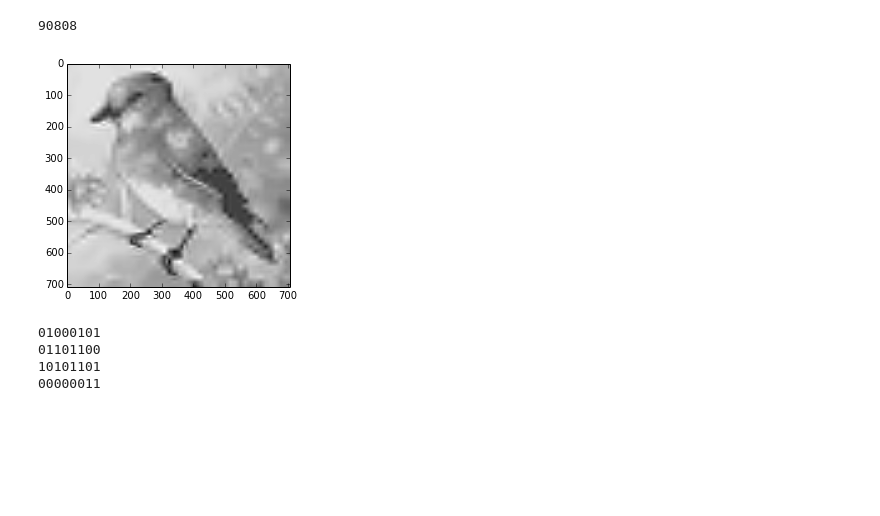
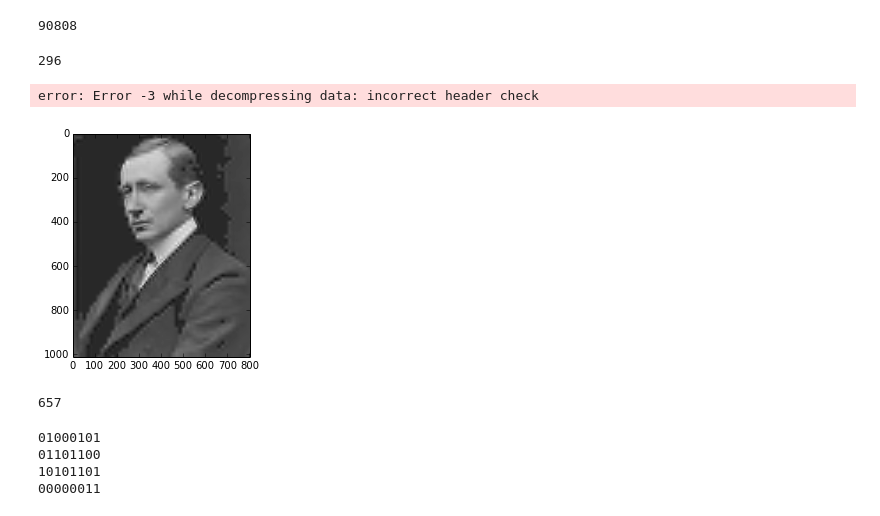
Before and after one commit to lambdaloop/radio-images, a Jupyter notebook: Wavelet Compression.ipynb, the cells around one changed output. Cells and saved outputs as stored; diff of their text form; code cells hidden in the pictures; blank space fills up the shorter version.

```diff
--- a/Wavelet Compression.ipynb
+++ b/Wavelet Compression.ipynb
@@ -27,7 +27,7 @@ def ims(x):
     plt.draw()
     plt.show()
 # %%
-im = Image.open("bird.jpg") #Can be many different formats.
+im = Image.open("Marconi.tiff") #Can be many different formats.
 pix = im.load()
 print im.size #Get the width and hight of the image for iterating over
 # print pix[x,y] #Get the RGBA Value of the a pixel of an image
@@ -104,3 +103,0 @@ ims(wp2.reconstruct())
-# %%
-drows, dcols = np.shape(dec[0])
-(binary(drows))
@@ -130,7 +190,7 @@ def bitarraytostring(bitarray):
     return output
 
 def compressandencode(name, lev = 4, wav = 'db3', thres = 500):
-    im = Image.open("bird.jpg")
+    im = Image.open(name)
     width, height = im.size
 
     print 'Found image with width {0} and height {1}'.format(width, height);
@@ -177,7 +237,7 @@ def compressandencode(name, lev = 4, wav = 'db3', thres = 500):
 
     compressed = util.compress(np.array(uncompressed));
 
-    print 'Done';
+    print 'Compressed to {0} bits'.format(len(compressed));
 
     return compressed;
 
@@ -197,12 +257,14 @@ def decompressanddecode(compressed):
         coeff[i] = bitstofloat(bitarraytostring(uncompressed[32*i:32*i+32]))
 
     for pindex in range(len(paths)):
-        dd = np.zeros((drows, dcols));
-        for i in range(drows*dcols):
-            dd[int(np.floor(i/dcols))][i%drows] = coeff[drows*dcols*pindex + i];
-        wp2[paths[pindex]] = dd;
+        wp2[paths[pindex]] = np.reshape(coeff[drows*dcols*pindex:drows*dcols*(pindex+1)], (drows, dcols));
+    #for pindex in range(len(paths)):
+    #    dd = np.zeros((drows, dcols));
+    #    for i in range(drows*dcols):
+    #       dd[int(np.floor(i/dcols))][i%drows] = coeff[drows*dcols*pindex + i];
+    #    wp2[paths[pindex]] = dd;
 
     ims(wp2.reconstruct())
 # %%
-compressedbird = compressandencode('bird.jpg')
+compressedbird = compressandencode('Marconi.tiff')
 # %% [output]
@@ -251,4 +317,14 @@ compressed = util.compress(np.array(uncompressed));
 print len(compressed)
 # %% [output]
 90808
+# %%
+compressedagain = util.compress(np.array(compressed));
+print len(compressedagain)
+# %% [output]
+296
+# %%
+uncompressedagain = util.decompress(util.decompress(compressedagain));
+print len(uncompressedagain)
+# %% [output]
+error: Error -3 while decompressing data: incorrect header check
 # %%
@@ -271,27 +347,35 @@ paths = ['aaaa', 'aaah', 'aaav', 'aaad', 'aaha', 'aahh', 'aahv', 'aahd', 'aava',
  'dvdv', 'dvdd', 'ddaa', 'ddah', 'ddav', 'ddad', 'ddha', 'ddhh', 'ddhv', 'ddhd', 'ddva', 'ddvh', 'ddvv', 'ddvd', 'ddda', 'dddh', 'dddv',
  'dddd']
 # %%
+uncompressed = util.decompress(compressedbird)
+drows = int(bitstofloat(bitarraytostring(uncompressed[32*0:32*0+32])));
+dcols = int(bitstofloat(bitarraytostring(uncompressed[32*1:32*1+32])));
+uncompressed = uncompressed[32*2:];
+
 numCoeff = len(uncompressed) / 32 / 256
 lev = 4
 wav = 'db3'
 wp2 = pywt.WaveletPacket2D(data=None, wavelet=wav, maxlevel=lev, mode='sym')
 
 coeff = np.zeros(len(uncompressed)/32)
 for i in range(len(uncompressed) / 32):
     coeff[i] = bitstofloat(bitarraytostring(uncompressed[32*i:32*i+32]))
 
-drows = 48;
-dcols = 48;
+for pindex in range(len(paths)):
+    wp2[paths[pindex]] = np.reshape(coeff[drows*dcols*pindex:drows*dcols*(pindex+1)], (drows, dcols));
 
-for pindex in range(len(paths)):
-    dd = np.zeros((drows, dcols));
-    for i in range(drows*dcols):
-        dd[int(np.floor(i/dcols))][i%drows] = coeff[drows*dcols*pindex + i];
-    wp2[paths[pindex]] = dd;
+    #dd = np.zeros((drows, dcols));
+    #for i in range(drows*dcols):
+    #    dd[int(np.floor(i/dcols))][i%dcols] = coeff[drows*dcols*pindex + i];
+    #wp2[paths[pindex]] = dd;
 
 ims(wp2.reconstruct())
 # %% [output]
-[figure, old version]
+[figure, new version]
+# %%
+dcols
+# %% [output]
+657
 # %%
 (bitarraytostring(uncompressed[32*i:32*i+32]))
 # %% [output]
```
Also changed, not shown: parts of 12 cells of this notebook, 2 other files.
